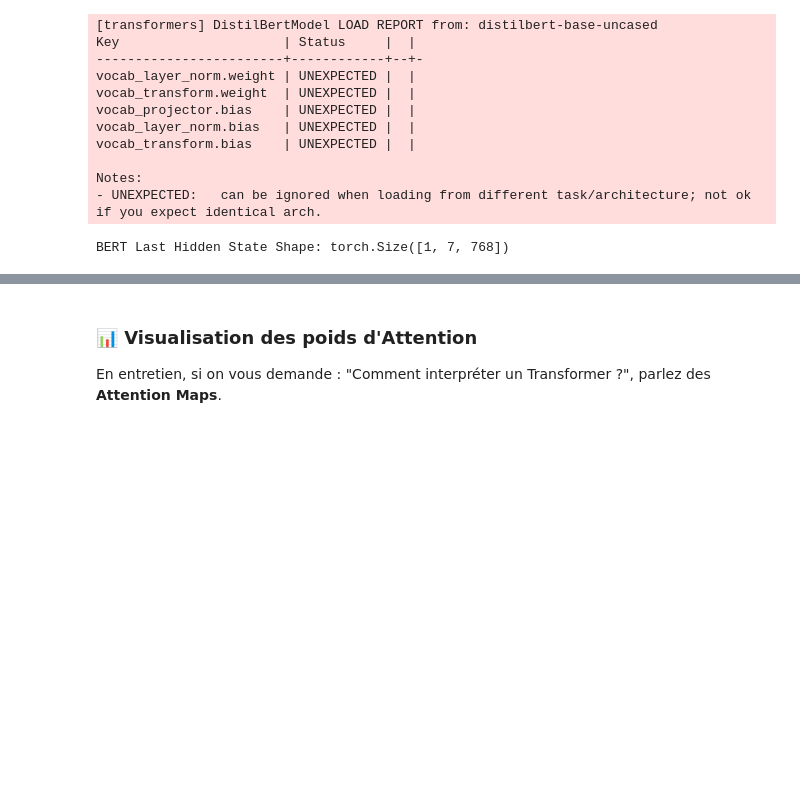
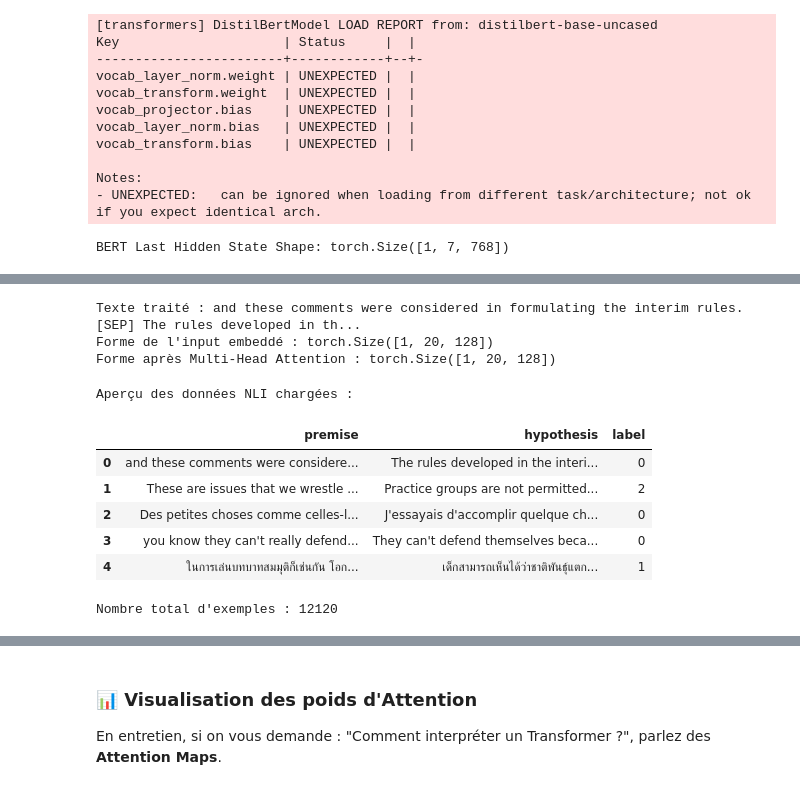
Before and after one commit to Clovis4566/TECH-TALENT-ACCELERATOR, a Jupyter notebook: Untitled75.ipynb, the cells around one changed output, grey strips where cells are left out. Drawn from its saved outputs; the diff is of its cells as text; code cells hidden in the pictures; blank space fills up the shorter version.

```diff
--- a/Untitled75.ipynb
+++ b/Untitled75.ipynb
@@ -177,0 +362,55 @@ BERT Last Hidden State Shape: torch.Size([1, 7, 768])
+# %%
+# 1. Sélection d'un exemple réel
+sample_row = df.iloc[0]
+text_input = f"{sample_row['premise']} [SEP] {sample_row['hypothesis']}"
+
+# 2. Simulation d'un Embedding Layer (pour l'exercice)
+# Dans un vrai projet, on utiliserait nn.Embedding ou un tokenizer
+vocab_size = 1000
+embed_dim = 128
+embedding_layer = nn.Embedding(vocab_size, embed_dim)
+
+# Simulation d'indices de tokens (aléatoires pour la démo)
+tokens = torch.randint(0, vocab_size, (1, 20)) # Batch de 1, séquence de 20 tokens
+embedded_input = embedding_layer(tokens)
+
+# 3. Passage dans notre Multi-Head Attention
+mha_module = MultiHeadAttention(embed_dim=128, num_heads=8)
+output_context = mha_module(embedded_input)
+
+print(f"Texte traité : {text_input[:100]}...")
+print(f"Forme de l'input embeddé : {embedded_input.shape}")
+print(f"Forme après Multi-Head Attention : {output_context.shape}")
+# %% [output]
+Texte traité : and these comments were considered in formulating the interim rules. [SEP] The rules developed in th...
+Forme de l'input embeddé : torch.Size([1, 20, 128])
+Forme après Multi-Head Attention : torch.Size([1, 20, 128])
+# %%
+import pandas as pd
+import zipfile
+
+# Extraction du fichier train.csv.zip qui se trouve à l'intérieur
+inner_zip = "./nli_data/Basics of BERT and XLM-RoBERTa - PyTorch/train.csv.zip"
+inner_extract_path = "./nli_data/final"
+
+with zipfile.ZipFile(inner_zip, 'r') as zip_ref:
+    zip_ref.extractall(inner_extract_path)
+
+# Chargement des données
+csv_path = "./nli_data/final/train.csv"
+df = pd.read_csv(csv_path)
+
+print("Aperçu des données NLI chargées :")
+display(df[['premise', 'hypothesis', 'label']].head())
+
+# Informations sur le dataset
+print(f"\nNombre total d'exemples : {len(df)}")
+# %% [output]
+Aperçu des données NLI chargées :
+|  | premise | hypothesis | label |
+| 0 | and these comments were considere... | The rules developed in the interi... | 0 |
+| 1 | These are issues that we wrestle ... | Practice groups are not permitted... | 2 |
+| 2 | Des petites choses comme celles-l... | J'essayais d'accomplir quelque ch... | 0 |
+| 3 | you know they can't really defend... | They can't defend themselves beca... | 0 |
+| 4 | ในการเล่นบทบาทสมมุติก็เช่นกัน โอก... | เด็กสามารถเห็นได้ว่าชาติพันธุ์แตก... | 1 |
+Nombre total d'exemples : 12120
```
Also changed, not shown: parts of 20 cells of this notebook.
